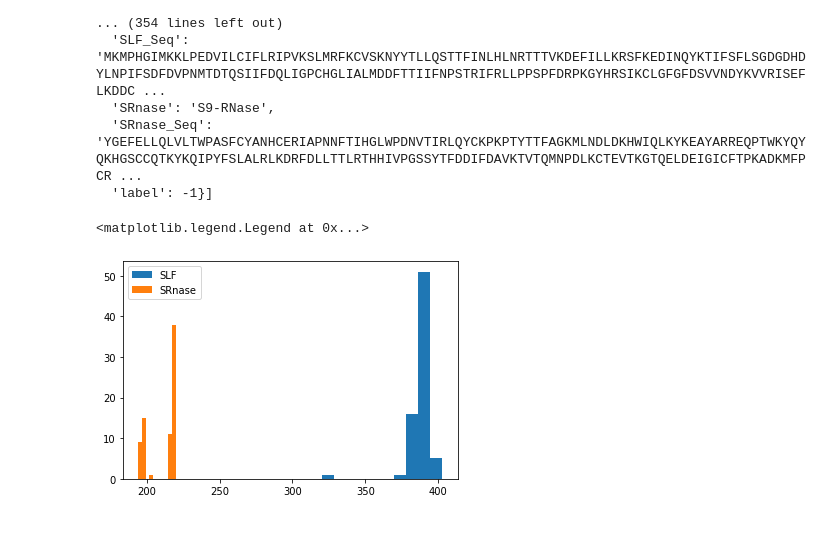
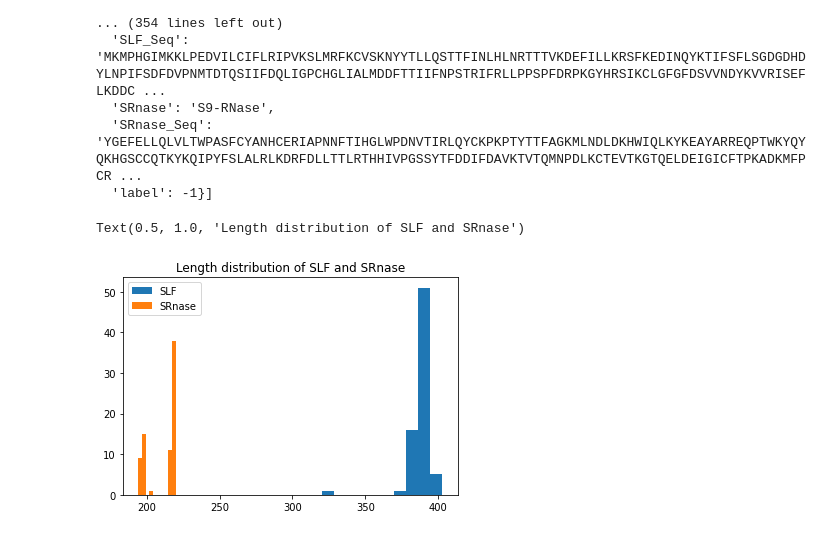
Before and after one commit to 1511878618/sis, a Jupyter notebook: pipline/1.extract_data.ipynb, the cells around one changed output. Saved outputs shown, nothing was run; the diff lists cells and outputs as text; code cells hidden in the pictures.

```diff
--- a/pipline/1.extract_data.ipynb
+++ b/pipline/1.extract_data.ipynb
@@ -59,15 +72,21 @@ test = pd.DataFrame(data)
   'label': -1}]
 # %%
 import matplotlib.pyplot as plt
+import matplotlib
+import seaborn as sns
+
+#macos 配置显示中文和负号的字体
+matplotlib.rcParams['font.family']='SimSun'#修改了
 
 y1 = list(map(lambda x: len(x), test["SLF_Seq"].to_list() ))
 
 y2 = list(map(lambda x: len(x), test["SRnase_Seq"].to_list() ))
 
 plt.hist(y1, label="SLF")
 plt.hist(y2, label="SRnase")
 
 plt.legend()
+plt.title("Length distribution of SLF and SRnase")
 # %% [output]
-<matplotlib.legend.Legend at 0x...>
+Text(0.5, 1.0, 'Length distribution of SLF and SRnase')
-[figure, old version]
+[figure, new version]
```
Also changed, not shown: parts of 3 cells of this notebook, 7 other files.
